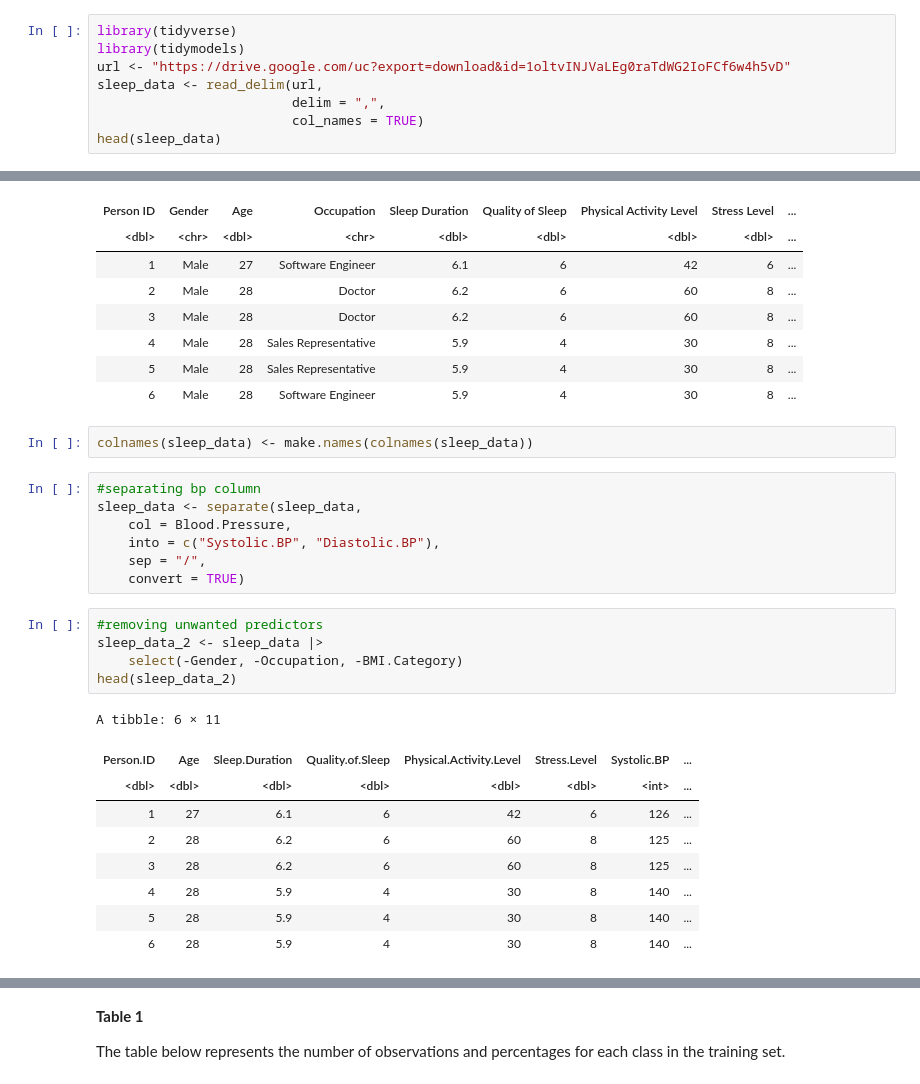
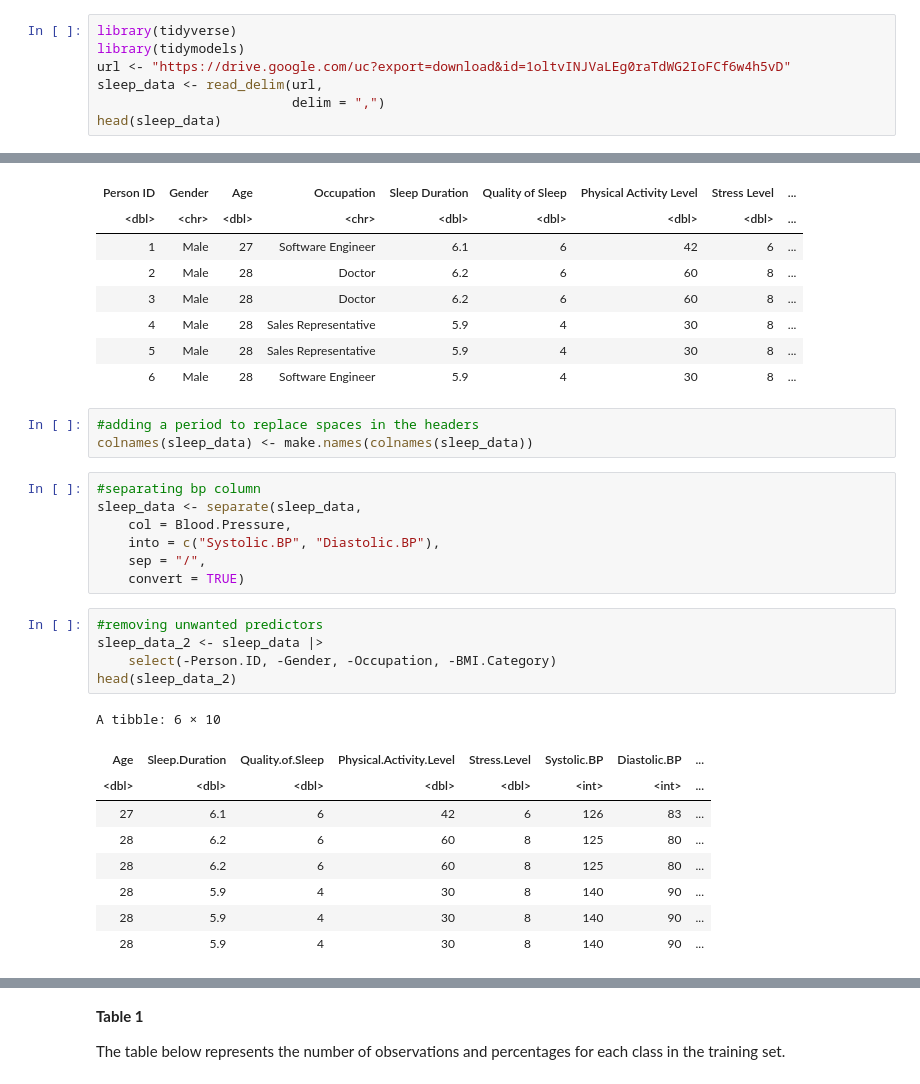
Before and after one commit to hlu10/group-18-dsci100, a Jupyter notebook: project_proposal.ipynb, the cells around one changed output, grey strips where cells are left out. Saved outputs shown, nothing was run; the diff lists cells and outputs as text.

Commit message:
removed Person.ID variable from dataset. Edited visualization description.

```diff
--- a/project_proposal.ipynb
+++ b/project_proposal.ipynb
@@ -21,8 +21,7 @@ library(tidyverse)
 library(tidymodels)
 url <- "https://drive.google.com/uc?export=download&id=1oltvINJVaLEg0raTdWG2IoFCf6w4h5vD"
 sleep_data <- read_delim(url,
-                         delim = ",",
-                         col_names = TRUE)
+                         delim = ",")
 head(sleep_data)
 # %% [output]
 Rows: 374 Columns: 13
@@ -43,6 +42,7 @@ A tibble: 6 × 13
 | 5 | Male | 28 | Sales Representative | 5.9 | 4 | 30 | 8 | ... |
 | 6 | Male | 28 | Software Engineer | 5.9 | 4 | 30 | 8 | ... |
 # %%
+#adding a period to replace spaces in the headers
 colnames(sleep_data) <- make.names(colnames(sleep_data))
 # %%
 #separating bp column
@@ -54,18 +54,18 @@ sleep_data <- separate(sleep_data,
 # %%
 #removing unwanted predictors
 sleep_data_2 <- sleep_data |>
-    select(-Gender, -Occupation, -BMI.Category)
+    select(-Person.ID, -Gender, -Occupation, -BMI.Category)
 head(sleep_data_2)
 # %% [output]
-A tibble: 6 × 11
+A tibble: 6 × 10
-| Person.ID | Age | Sleep.Duration | Quality.of.Sleep | Physical.Activity.Level | Stress.Level | Systolic.BP | ... |
-| <dbl> | <dbl> | <dbl> | <dbl> | <dbl> | <dbl> | <int> | ... |
-| 1 | 27 | 6.1 | 6 | 42 | 6 | 126 | ... |
-| 2 | 28 | 6.2 | 6 | 60 | 8 | 125 | ... |
-| 3 | 28 | 6.2 | 6 | 60 | 8 | 125 | ... |
-| 4 | 28 | 5.9 | 4 | 30 | 8 | 140 | ... |
-| 5 | 28 | 5.9 | 4 | 30 | 8 | 140 | ... |
-| 6 | 28 | 5.9 | 4 | 30 | 8 | 140 | ... |
+| Age | Sleep.Duration | Quality.of.Sleep | Physical.Activity.Level | Stress.Level | Systolic.BP | Diastolic.BP | ... |
+| <dbl> | <dbl> | <dbl> | <dbl> | <dbl> | <int> | <int> | ... |
+| 27 | 6.1 | 6 | 42 | 6 | 126 | 83 | ... |
+| 28 | 6.2 | 6 | 60 | 8 | 125 | 80 | ... |
+| 28 | 6.2 | 6 | 60 | 8 | 125 | 80 | ... |
+| 28 | 5.9 | 4 | 30 | 8 | 140 | 90 | ... |
+| 28 | 5.9 | 4 | 30 | 8 | 140 | 90 | ... |
+| 28 | 5.9 | 4 | 30 | 8 | 140 | 90 | ... |
 # %%
 #combining 'sleep apnea' and 'insomnia' into 'sleep disorders'
 sleep_apnea_untidy <- sleep_data_2 |>
```
Also changed, not shown: parts of 6 cells of this notebook.
